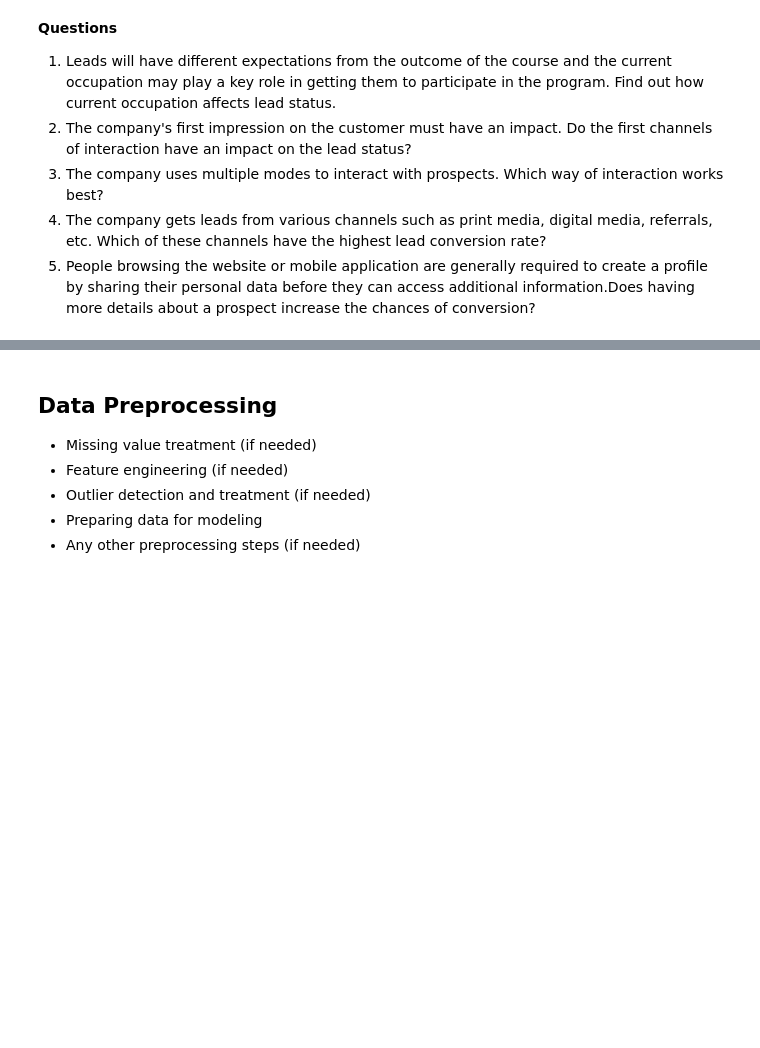
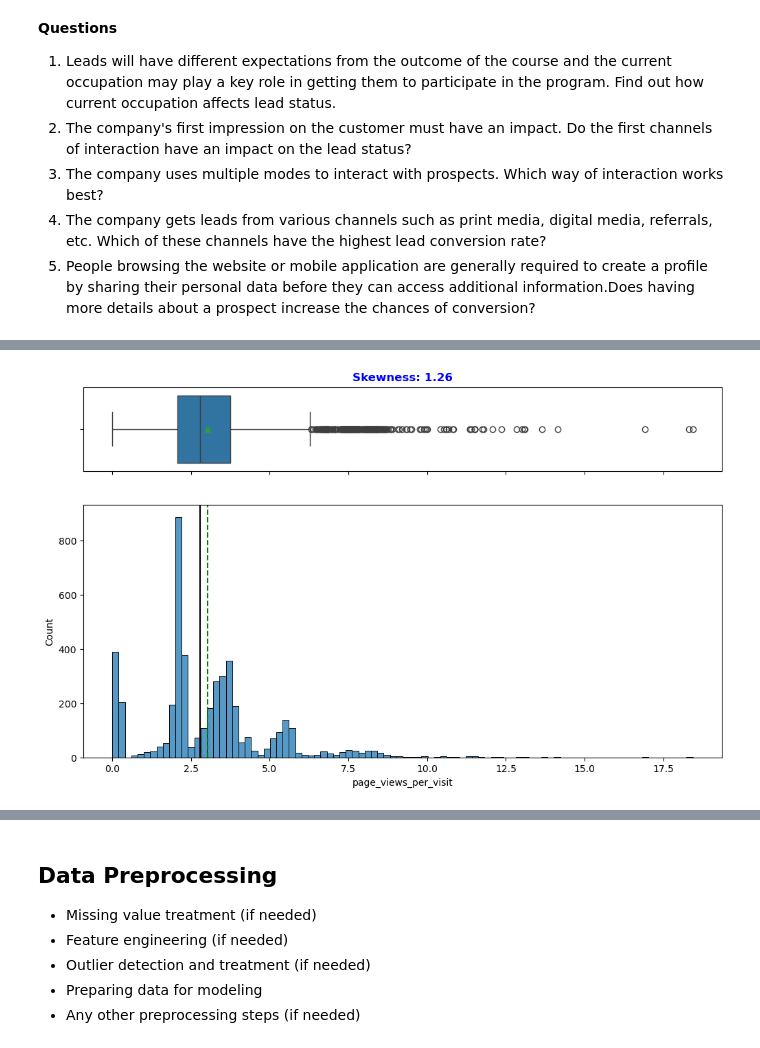
Before and after one commit to zypher-4/mit-adsp, a Jupyter notebook: Elective Project/Learner+Notebook+-+Full+Code+Version+-+Potential+Customers+Prediction.ipynb, the cells around one changed output, grey strips where cells are left out. Saved outputs shown, nothing was run; the diff lists cells and outputs as text; code cells hidden in the pictures; blank space fills up the shorter version.

```diff
--- a/Elective Project/Learner+Notebook+-+Full+Code+Version+-+Potential+Customers+Prediction.ipynb
+++ b/Elective Project/Learner+Notebook+-+Full+Code+Version+-+Potential+Customers+Prediction.ipynb
@@ -191,0 +237,4 @@ data.describe(include='all').T
+# %%
+histogram_boxplot(data, 'page_views_per_visit')
+# %% [output]
+[figure, added]
```
Also changed, not shown: parts of 44 cells of this notebook, 1 other file.
